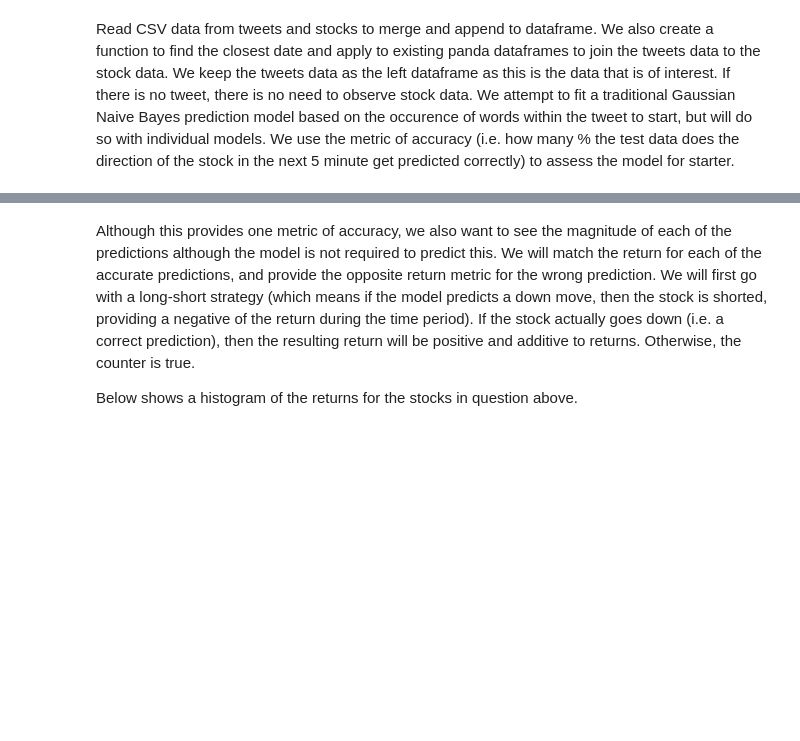
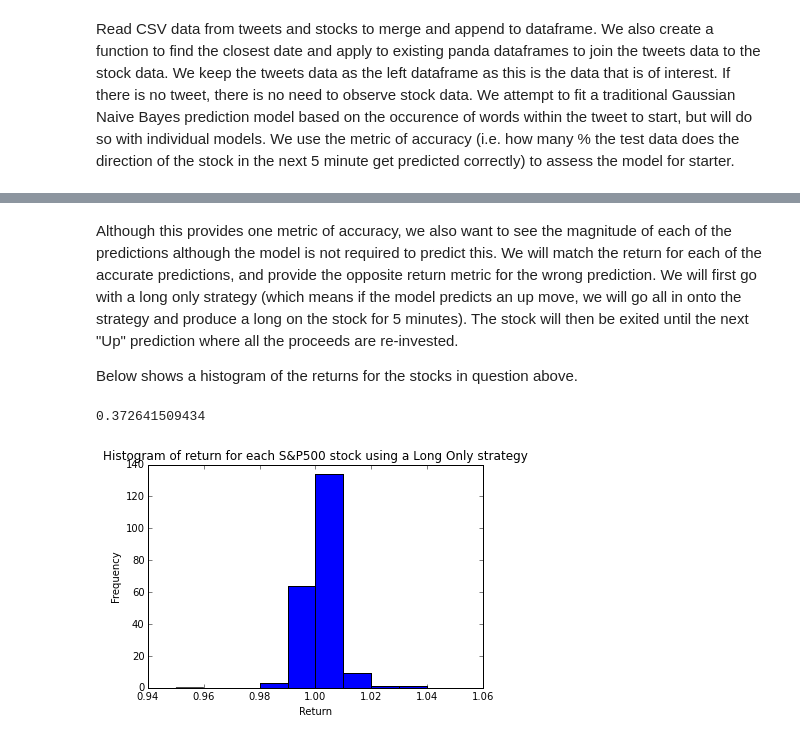
Before and after one commit to yingchan1989/Project, a Jupyter notebook: Project.ipynb, the cells around one changed output, grey strips where cells are left out. Drawn from its saved outputs; the diff is of its cells as text; code cells hidden in the pictures; blank space fills up the shorter version.

```diff
--- a/Project.ipynb
+++ b/Project.ipynb
@@ -62,7 +78,7 @@ for i in range(0,100):
             writer.writerow([result.created_at, unicode(result.text).encode("utf-8") ])
 # %%
 #split into multiple loops to get around "Rate Limit Exceeded" error message on twitter api. Rerun after 1 hour.
-for i in range(100, len(snp500)):
+for i in range(100, 200):
     ticker = snp500.loc[snp500.index[i], 'Ticker symbol']
     search_ticker = "$" + ticker
     csv_ticker = ticker + ".csv"
@@ -241,4 +328,18 @@ plt.show()
 # %% [markdown]
-Although this provides one metric of accuracy, we also want to see the magnitude of each of the predictions although the model is not required to predict this. We will match the return for each of the accurate predictions, and provide the opposite return metric for the wrong prediction. We will first go with a long-short strategy (which means if the model predicts a down move, then the stock is shorted, providing a negative of the return during the time period). If the stock actually goes down (i.e. a correct prediction), then the resulting return will be positive and additive to returns. Otherwise, the counter is true.
+Although this provides one metric of accuracy, we also want to see the magnitude of each of the predictions although the model is not required to predict this. We will match the return for each of the accurate predictions, and provide the opposite return metric for the wrong prediction. We will first go with a long only strategy (which means if the model predicts an up move, we will go all in onto the strategy and produce a long on the stock for 5 minutes). The stock will then be exited until the next "Up" prediction where all the proceeds are re-invested.
 
 Below shows a histogram of the returns for the stocks in question above.
+# %%
+#count how many of the returns are actually larger than 1.00 over the time period and divide by length of vector
+print sum(i > 1.0 for i in indep_model_return)*1.0/len(indep_model_return)
+
+%matplotlib inline
+import matplotlib.pyplot as plt
+plt.hist(indep_model_return, bins=[0.95, 0.96, 0.97, 0.98, 0.99, 1.00, 1.01, 1.02, 1.03, 1.04, 1.05])
+plt.title("Histogram of return for each S&P500 stock using a Long Only strategy")
+plt.xlabel("Return")
+plt.ylabel("Frequency")
+plt.show()
+# %% [output]
+0.372641509434
+[figure, added]
```
Also changed, not shown: parts of 45 cells of this notebook.
